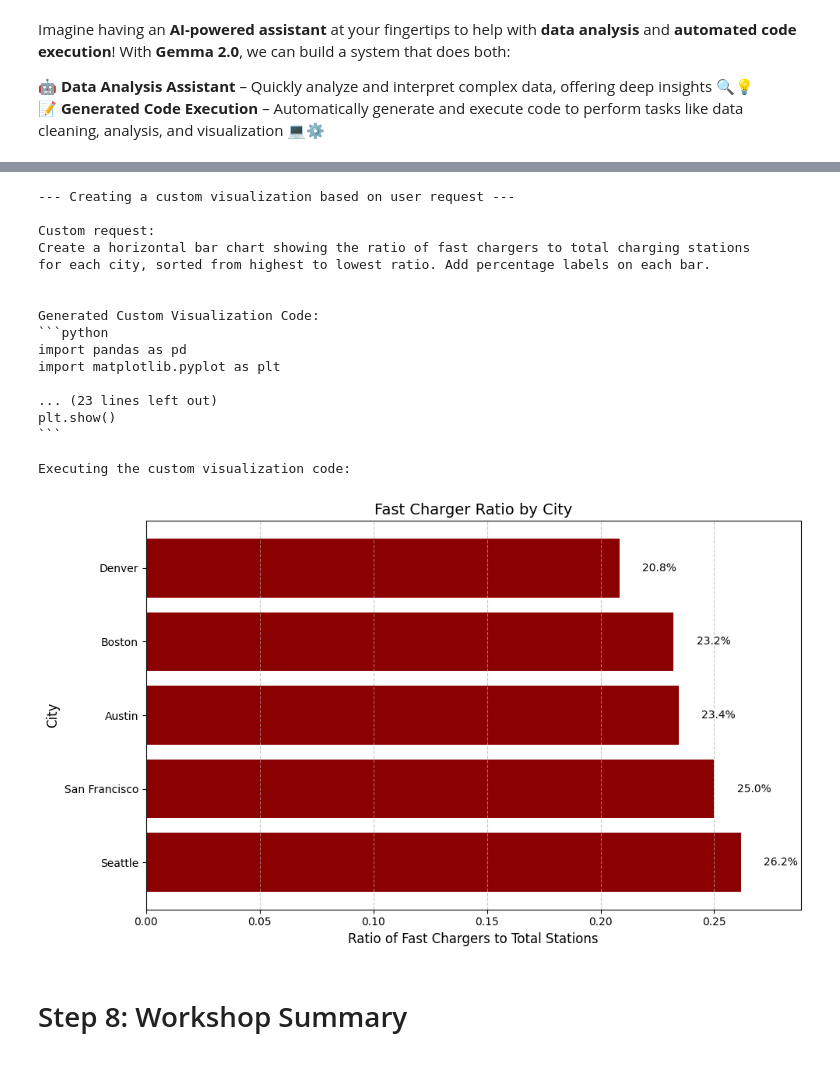
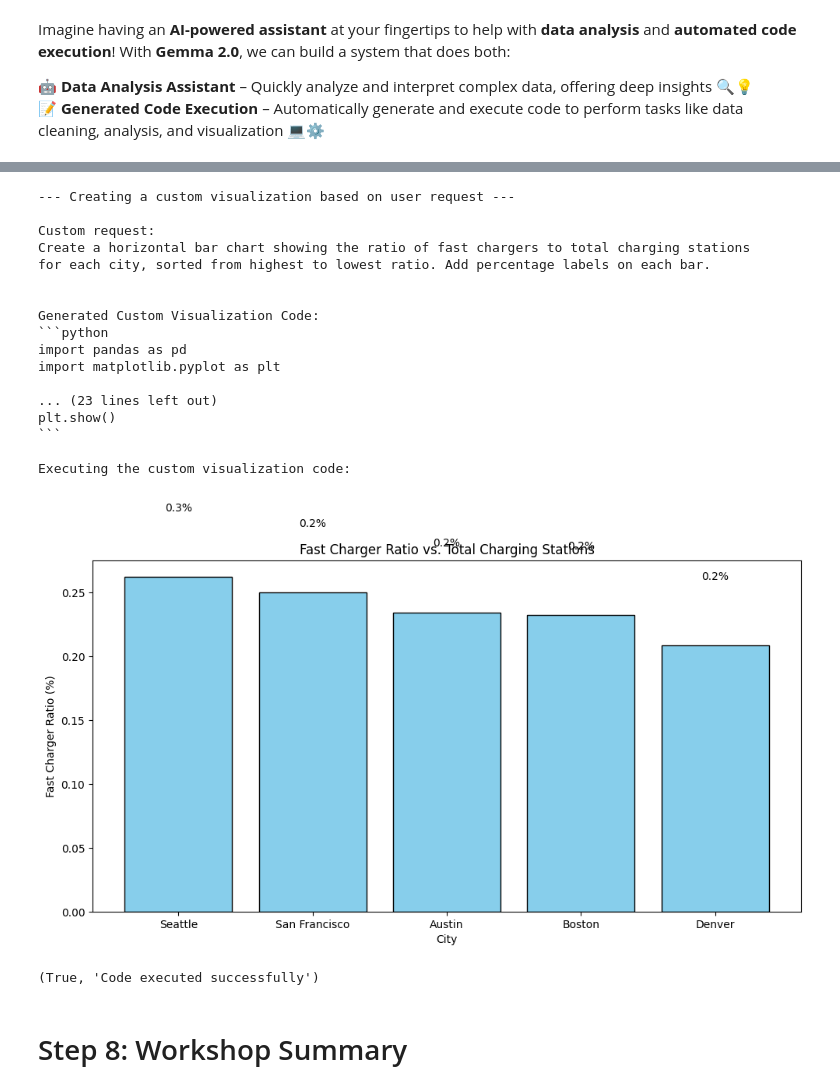
Before and after one commit to linhkid/gdg-codelab-25, a Jupyter notebook: multiagent/GDG_Gemma2_0_multiagent_funccall_keras.ipynb, the cells around one changed output, grey strips where cells are left out. Saved outputs shown, nothing was run; the diff lists cells and outputs as text; code cells hidden in the pictures.

````diff
--- a/multiagent/GDG_Gemma2_0_multiagent_funccall_keras.ipynb
+++ b/multiagent/GDG_Gemma2_0_multiagent_funccall_keras.ipynb
@@ -772,53 +779,55 @@ for each city, sorted from highest to lowest ratio. Add percentage labels on eac
 print("Custom request:", custom_request)
 custom_viz_code = generate_data_viz_code(ev_data_description, custom_request)
 print("\nGenerated Custom Visualization Code:")
 print("```python")
 print(custom_viz_code)
 print("```")
 
 print("\nExecuting the custom visualization code:")
-# Calculate the ratio of fast chargers to total stations
-ev_df['fast_charger_ratio'] = ev_df['fast_chargers'] / ev_df['station_count']
+execute_generated_code(custom_viz_code)
+# # Calculate the ratio of fast chargers to total stations
+# ev_df['fast_charger_ratio'] = ev_df['fast_chargers'] / ev_df['station_count']
 
-# Sort by ratio in descending order
-ev_df_sorted = ev_df.sort_values('fast_charger_ratio', ascending=False)
+# # Sort by ratio in descending order
+# ev_df_sorted = ev_df.sort_values('fast_charger_ratio', ascending=False)
 
-# Create horizontal bar chart
-plt.figure(figsize=(10, 6))
-bars = plt.barh(ev_df_sorted['city'], ev_df_sorted['fast_charger_ratio'], color='darkred')
+# # Create horizontal bar chart
+# plt.figure(figsize=(10, 6))
+# bars = plt.barh(ev_df_sorted['city'], ev_df_sorted['fast_charger_ratio'], color='darkred')
 
-# Add percentage labels
-for i, bar in enumerate(bars):
-    width = bar.get_width()
-    plt.text(width + 0.01, bar.get_y() + bar.get_height()/2,
-              f'{width:.1%}', va='center')
+# # Add percentage labels
+# for i, bar in enumerate(bars):
+#     width = bar.get_width()
+#     plt.text(width + 0.01, bar.get_y() + bar.get_height()/2,
+#               f'{width:.1%}', va='center')
 
-plt.xlabel('Ratio of Fast Chargers to Total Stations', fontsize=12)
-plt.ylabel('City', fontsize=12)
-plt.title('Fast Charger Ratio by City', fontsize=14)
-plt.xlim(0, max(ev_df['fast_charger_ratio']) * 1.1)  # Add some padding for labels
-plt.grid(axis='x', linestyle='--', alpha=0.7)
-plt.tight_layout()
-plt.show()
+# plt.xlabel('Ratio of Fast Chargers to Total Stations', fontsize=12)
+# plt.ylabel('City', fontsize=12)
+# plt.title('Fast Charger Ratio by City', fontsize=14)
+# plt.xlim(0, max(ev_df['fast_charger_ratio']) * 1.1)  # Add some padding for labels
+# plt.grid(axis='x', linestyle='--', alpha=0.7)
+# plt.tight_layout()
+# plt.show()
 # %% [output]
 --- Creating a custom visualization based on user request ---
 
 Custom request:
 Create a horizontal bar chart showing the ratio of fast chargers to total charging stations
 for each city, sorted from highest to lowest ratio. Add percentage labels on each bar.
 
 
 Generated Custom Visualization Code:
 ```python
 import pandas as pd
 import matplotlib.pyplot as plt
 
 ... (23 lines left out)
 plt.show()
 ```
 
 Executing the custom visualization code:
-[figure, old version]
+[figure, new version]
+(True, 'Code executed successfully')
 # %% [markdown]
 # Step 8: Workshop Summary
 # %% [markdown]
````
Also changed, not shown: parts of 5 cells of this notebook.
